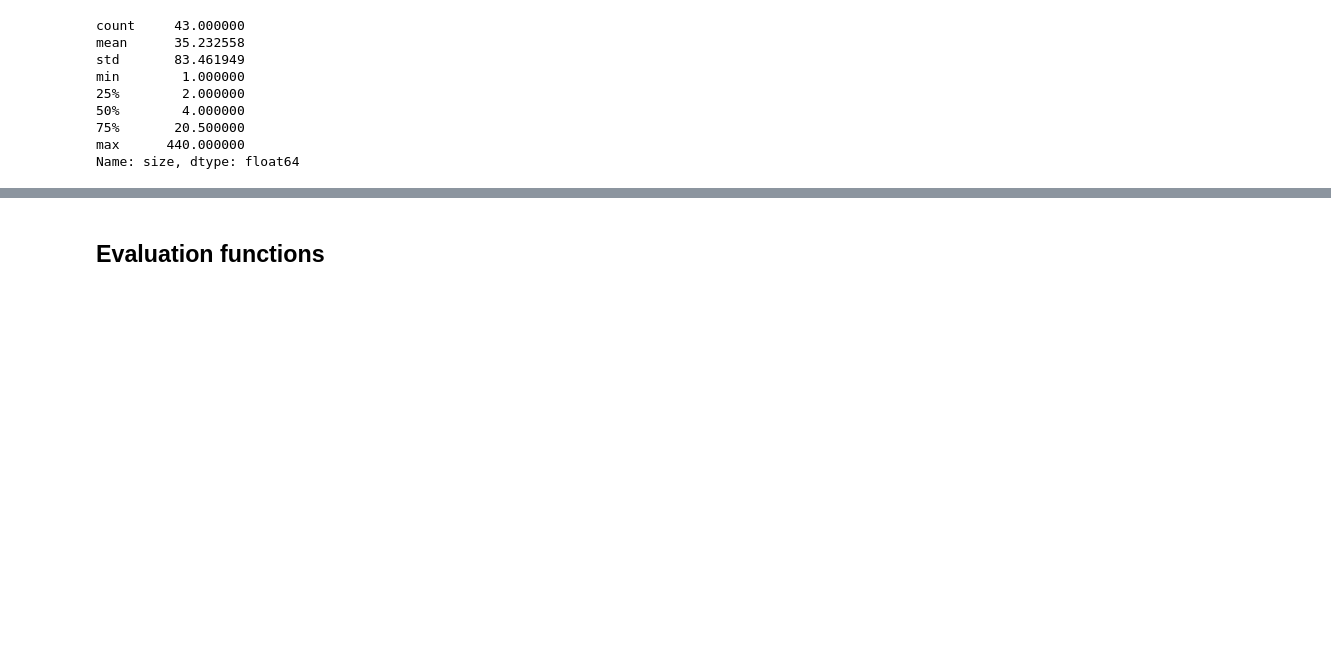
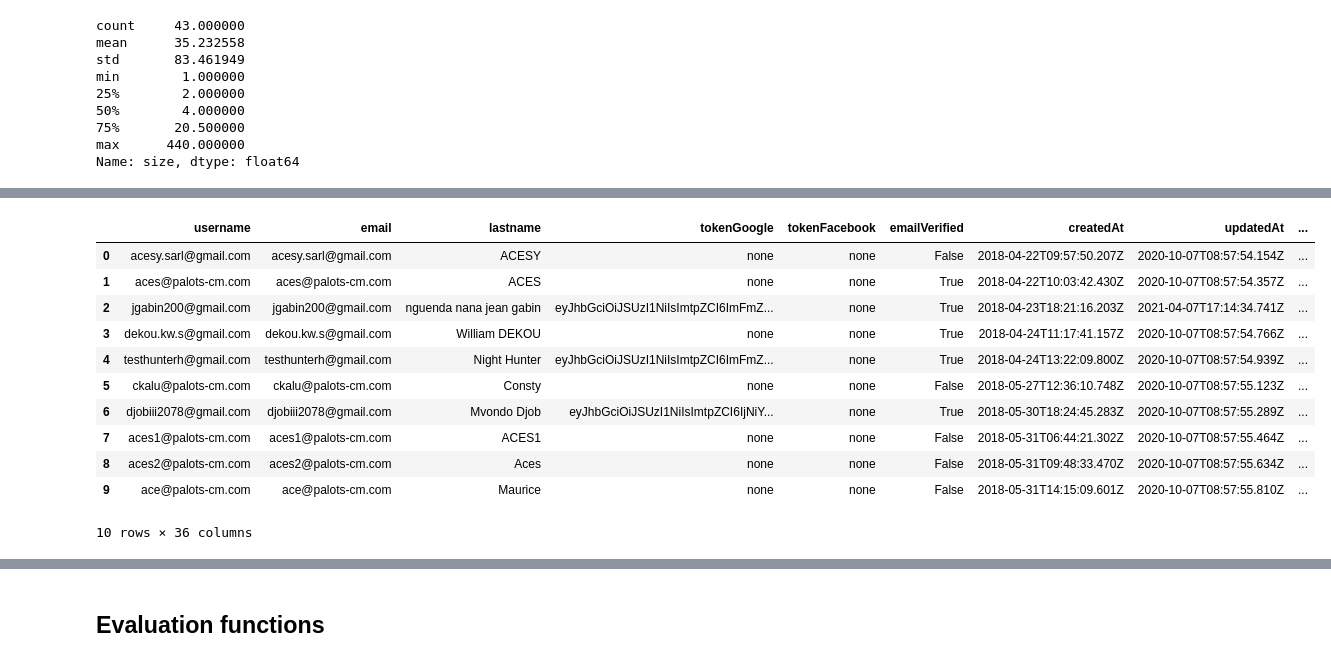
Before and after one commit to Roy7017/Recommenders, a Jupyter notebook: baseline.ipynb, the cells around one changed output, grey strips where cells are left out. Drawn from its saved outputs; the diff is of its cells as text; code cells hidden in the pictures; blank space fills up the shorter version.

```diff
--- a/baseline.ipynb
+++ b/baseline.ipynb
@@ -309,0 +322,15 @@ plt.plot(user_count["user"].values, user_count["size"].values)
+# %%
+user_df.head(10)
+# %% [output]
+|  | username | email | lastname | tokenGoogle | tokenFacebook | emailVerified | createdAt | updatedAt | ... |
+| 0 | acesy.sarl@gmail.com | acesy.sarl@gmail.com | ACESY | none | none | False | 2018-04-22T09:57:50.207Z | 2020-10-07T08:57:54.154Z | ... |
+| 1 | aces@palots-cm.com | aces@palots-cm.com | ACES | none | none | True | 2018-04-22T10:03:42.430Z | 2020-10-07T08:57:54.357Z | ... |
+| 2 | jgabin200@gmail.com | jgabin200@gmail.com | nguenda nana jean gabin | eyJhbGciOiJSUzI1NiIsImtpZCI6ImFmZ... | none | True | 2018-04-23T18:21:16.203Z | 2021-04-07T17:14:34.741Z | ... |
+| 3 | dekou.kw.s@gmail.com | dekou.kw.s@gmail.com | William DEKOU | none | none | True | 2018-04-24T11:17:41.157Z | 2020-10-07T08:57:54.766Z | ... |
+| 4 | testhunterh@gmail.com | testhunterh@gmail.com | Night Hunter | eyJhbGciOiJSUzI1NiIsImtpZCI6ImFmZ... | none | True | 2018-04-24T13:22:09.800Z | 2020-10-07T08:57:54.939Z | ... |
+| 5 | ckalu@palots-cm.com | ckalu@palots-cm.com | Consty | none | none | False | 2018-05-27T12:36:10.748Z | 2020-10-07T08:57:55.123Z | ... |
+| 6 | djobiii2078@gmail.com | djobiii2078@gmail.com | Mvondo Djob | eyJhbGciOiJSUzI1NiIsImtpZCI6IjNiY... | none | True | 2018-05-30T18:24:45.283Z | 2020-10-07T08:57:55.289Z | ... |
+| 7 | aces1@palots-cm.com | aces1@palots-cm.com | ACES1 | none | none | False | 2018-05-31T06:44:21.302Z | 2020-10-07T08:57:55.464Z | ... |
+| 8 | aces2@palots-cm.com | aces2@palots-cm.com | Aces | none | none | False | 2018-05-31T09:48:33.470Z | 2020-10-07T08:57:55.634Z | ... |
+| 9 | ace@palots-cm.com | ace@palots-cm.com | Maurice | none | none | False | 2018-05-31T14:15:09.601Z | 2020-10-07T08:57:55.810Z | ... |
+10 rows × 36 columns
```
Also changed, not shown: parts of 16 cells of this notebook, 3 other files.
